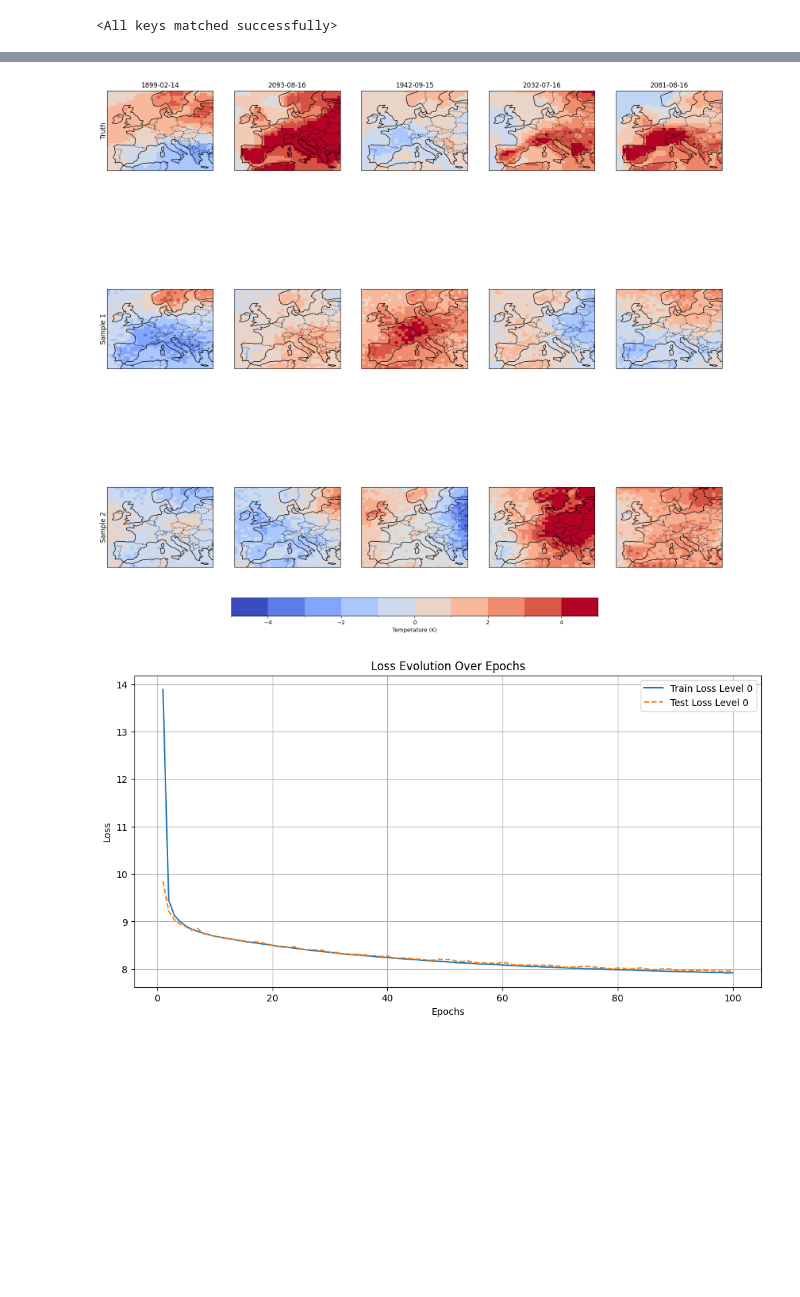
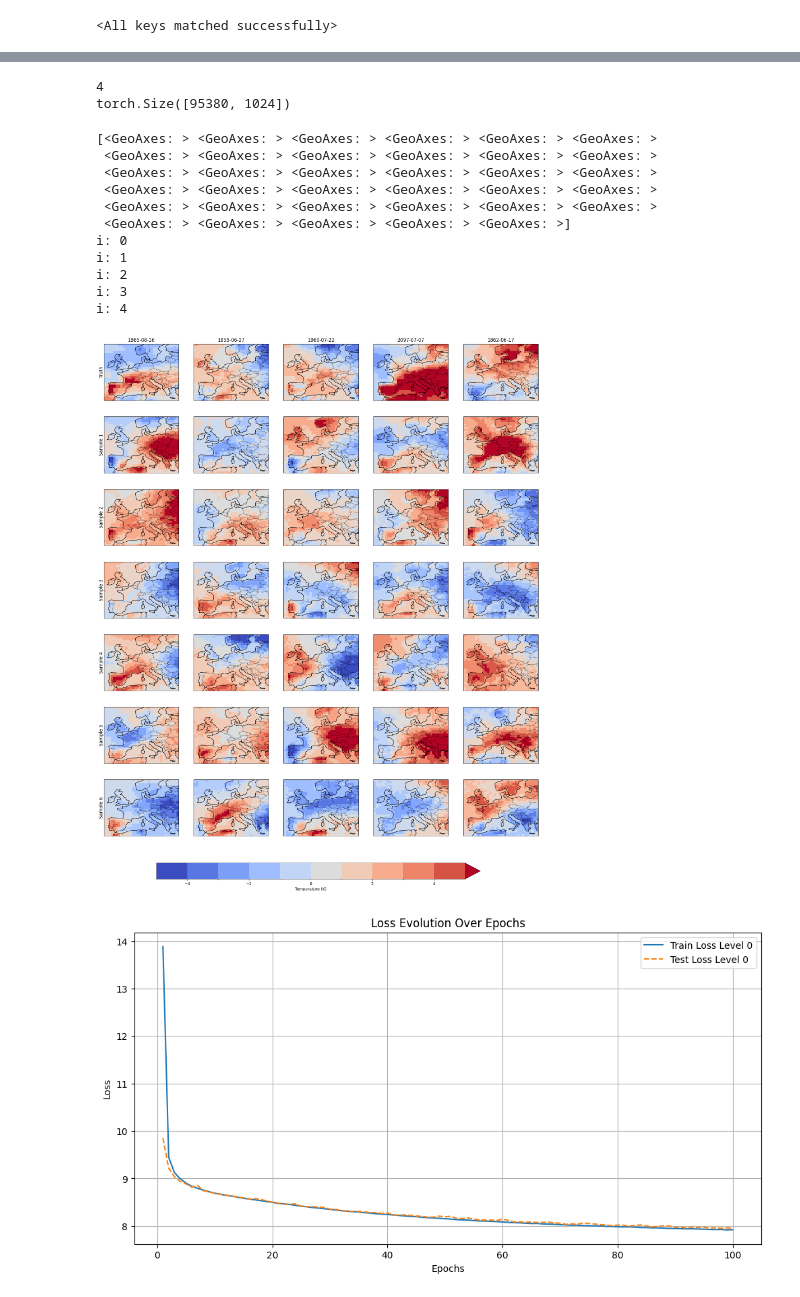
Before and after one commit to Motte12/dpa_for_llaae, a Jupyter notebook: joint_training/load_jointly_trained_model.ipynb, the cells around one changed output, grey strips where cells are left out. Cells and saved outputs as stored; diff of their text form; code cells hidden in the pictures; blank space fills up the shorter version.

Commit message:
evaluate first joint training

```diff
--- a/joint_training/load_jointly_trained_model.ipynb
+++ b/joint_training/load_jointly_trained_model.ipynb
@@ -132,7 +157,7 @@ GPU is available, running on GPU.
 # %%
 # when using GPU
 # Path to the saved model file
-model_path = "saved_models/model_75.pt"
+model_path = "/work/fl53wumy-llaae_data_new/fl53wumy-llaae_data_new-1748049607/dpa_output/dpa_training_output_jointDPA_20250617_184157/model_1000.pt"
 
 # Load the state dict from the .pt file
 state_dict = torch.load(model_path)
@@ -420,36 +426,79 @@ def plot_temperature_panel(ax, dataarray, vmax_shared, sample_nr=None, title="")
             fontsize=12
         )
     return p
+# %%
+importlib.reload(fit)
+latent_decode1 = dpa.predict_latent(x=z500_test.to(device), double=True)
+latent_decode2 = dpa.predict_latent(x=z500_test.to(device), double=True)
+latent_decode3 = dpa.predict_latent(x=z500_test.to(device), double=True)
+# x1, x2, z1, z2 = latent_decode
+print(len(latent_decode))
+print(latent_decode[0].shape)
+
+# Assuming:
+# - x_re is a tensor of shape (time_steps, lat_dim * lon_dim)
+# - ds_test is the reference dataset containing lat/lon/time
+
+reconstructed_da_11 = torch_to_dataarray(latent_decode1[0], coords_ds=ds_test, name="Temperature")
+reconstructed_da_12 = torch_to_dataarray(latent_decode1[1], coords_ds=ds_test, name="Temperature")
+reconstructed_da_21 = torch_to_dataarray(latent_decode2[0], coords_ds=ds_test, name="Temperature")
+reconstructed_da_22 = torch_to_dataarray(latent_decode2[1], coords_ds=ds_test, name="Temperature")
+reconstructed_da_31 = torch_to_dataarray(latent_decode3[0], coords_ds=ds_test, name="Temperature")
+reconstructed_da_32 = torch_to_dataarray(latent_decode3[1], coords_ds=ds_test, name="Temperature")
+# %% [output]
+4
+torch.Size([95380, 1024])
 # %%
-fig, axs = plt.subplots(nrows=3, ncols=5, figsize=(20, 20), subplot_kw={'projection': ccrs.PlateCarree()})
+fig, axs = plt.subplots(nrows=7, ncols=5, figsize=(20, 25), subplot_kw={'projection': ccrs.PlateCarree()})
 axs = axs.flatten()  # Flatten for easy indexing
-list_of_dataarrays_re = [reconstructed_da_1, reconstructed_da_2]
+print(axs)
+list_of_dataarrays_re = [reconstructed_da_11, reconstructed_da_12, reconstructed_da_21, reconstructed_da_22, reconstructed_da_31, reconstructed_da_32,]
 timesteps=[300,2000,2100,4700,5000]
 for i, (ax, t) in enumerate(zip(axs, timesteps)):
     title = f"{str(ds_test.isel(time=t).time.values)[:10]}"
+    print("i:", i)
     if i ==0:
-        plot_temperature_panel(ax, ds_test.Temperature.isel(time=t), title = title, vmax_shared=5, sample_nr = "Truth")
-        plot_temperature_panel(axs[i+5], list_of_dataarrays_re[0].isel(time=t), vmax_shared=5, sample_nr = "Sample 1")
-        plot_temperature_panel(axs[i+10], list_of_dataarrays_re[1].isel(time=t), vmax_shared=5, sample_nr = "Sample 2")
+        plot_temperature_panel(axs[0], ds_test.TREFHT.isel(time=t), title = title, vmax_shared=5, sample_nr = "Truth")
+        plot_temperature_panel(axs[5], list_of_dataarrays_re[0].isel(time=t), vmax_shared=5, sample_nr = "Sample 1")
+        plot_temperature_panel(axs[10], list_of_dataarrays_re[1].isel(time=t), vmax_shared=5, sample_nr = "Sample 2")
+        plot_temperature_panel(axs[15], list_of_dataarrays_re[2].isel(time=t), vmax_shared=5, sample_nr = "Sample 3")
+        plot_temperature_panel(axs[20], list_of_dataarrays_re[3].isel(time=t), vmax_shared=5, sample_nr = "Sample 4")
+        plot_temperature_panel(axs[25], list_of_dataarrays_re[4].isel(time=t), vmax_shared=5, sample_nr = "Sample 5")
+        plot_temperature_panel(axs[30], list_of_dataarrays_re[5].isel(time=t), vmax_shared=5, sample_nr = "Sample 6")
 
     else:
-        plot_temperature_panel(ax, ds_test.Temperature.isel(time=t), title = title, vmax_shared=5)
+        plot_temperature_panel(ax, ds_test.TREFHT.isel(time=t), title = title, vmax_shared=5)
         plot_temperature_panel(axs[i+5], list_of_dataarrays_re[0].isel(time=t), vmax_shared=5)
         plot_temperature_panel(axs[i+10], list_of_dataarrays_re[1].isel(time=t), vmax_shared=5)
+        plot_temperature_panel(axs[i+15], list_of_dataarrays_re[2].isel(time=t), vmax_shared=5)
+        plot_temperature_panel(axs[i+20], list_of_dataarrays_re[3].isel(time=t), vmax_shared=5)
+        plot_temperature_panel(axs[i+25], list_of_dataarrays_re[4].isel(time=t), vmax_shared=5)
+        plot_temperature_panel(axs[i+30], list_of_dataarrays_re[5].isel(time=t), vmax_shared=5)
 
 
 
 
 
 # Optional: Add a colorbar
 cbar = fig.colorbar(axs[0].collections[0], ax=axs, orientation='horizontal', fraction=0.03, pad=0.05)
 cbar.set_label('Temperature (K)')
 
 #plt.tight_layout()
-plt.savefig("dpa_samples.pdf", format='pdf')
+plt.savefig("/home/sc.uni-leipzig.de/fl53wumy/llaae_new/Model_trials/first_joint_training/1000_epochs_training_prediction_samples.pdf", format='pdf')
 plt.show()
 # %% [output]
+[<GeoAxes: > <GeoAxes: > <GeoAxes: > <GeoAxes: > <GeoAxes: > <GeoAxes: >
+ <GeoAxes: > <GeoAxes: > <GeoAxes: > <GeoAxes: > <GeoAxes: > <GeoAxes: >
+ <GeoAxes: > <GeoAxes: > <GeoAxes: > <GeoAxes: > <GeoAxes: > <GeoAxes: >
+ <GeoAxes: > <GeoAxes: > <GeoAxes: > <GeoAxes: > <GeoAxes: > <GeoAxes: >
+ <GeoAxes: > <GeoAxes: > <GeoAxes: > <GeoAxes: > <GeoAxes: > <GeoAxes: >
+ <GeoAxes: > <GeoAxes: > <GeoAxes: > <GeoAxes: > <GeoAxes: >]
+i: 0
+i: 1
+i: 2
+i: 3
+i: 4
-[figure, old version]
+[figure, new version]
 # %%
 # Temperature-Verteilung in einer grid-cell ?
 # %%
```
Also changed, not shown: parts of 12 cells of this notebook, 1 other file.
